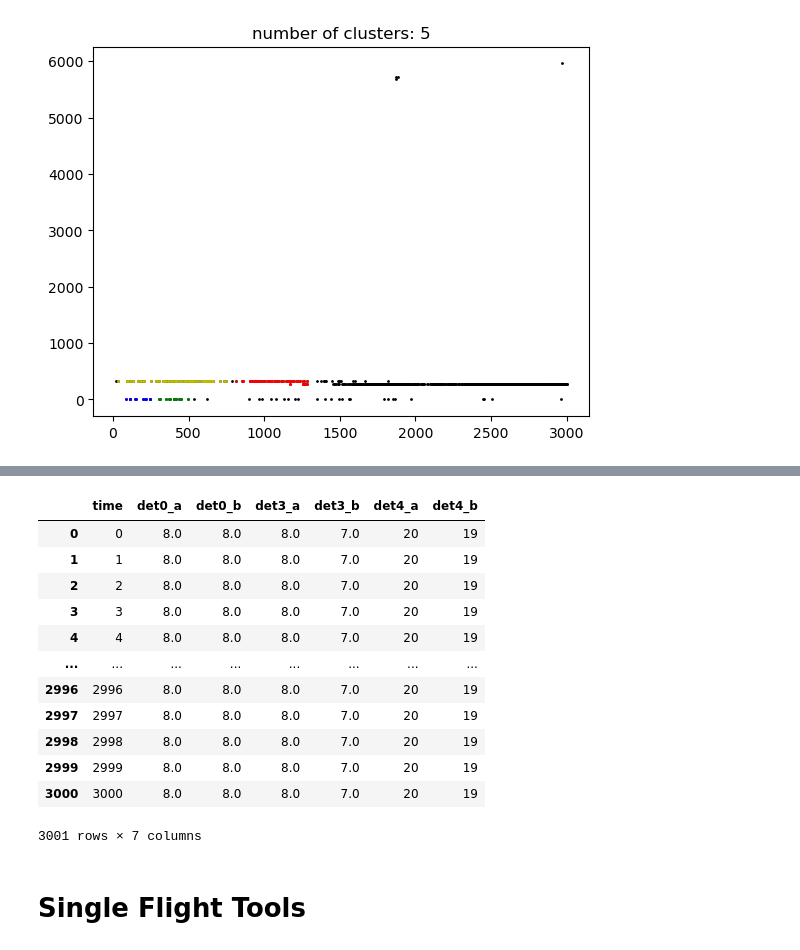
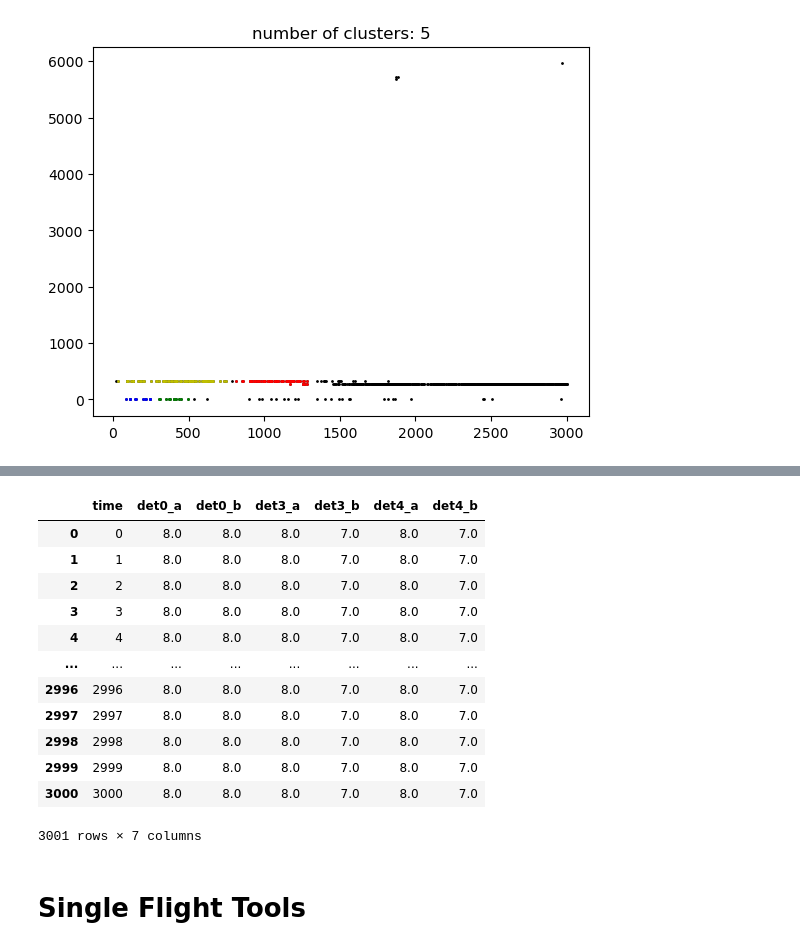
Before and after one commit to tofi1115/ToriField_ZephyrScripts, a Jupyter notebook: Organized_Folder/Pipeline.ipynb, the cells around one changed output, grey strips where cells are left out. Cells and saved outputs as stored; diff of their text form; code cells hidden in the pictures.

Commit message:
Adjust Plane Detection Output

```diff
--- a/Organized_Folder/Pipeline.ipynb
+++ b/Organized_Folder/Pipeline.ipynb
@@ -16,5 +16,10 @@ file_name = 'RTI_zephyrtx3_zephyrrx2_1678326201_15s.rti' #file_name = 'RTI_Plane
 with open(f'{data_dir}/{file_name}', "rb") as f:
         rti_xarray = pickle.load(f)
+# %%
+words = file_name.split('_')
+tof=words[3] #Determine aooroximate time flight is above colorado
+sample_time=words[4] #Legnth of sample in seconds
+flight_time_info=[tof,sample_time]
 # %%
 import numpy as np
 import matplotlib.pyplot as plt # Plotting
@@ -153,10 +158,9 @@ rti_for_det = reduce_xarray(rti_xarray, dim_operations, value_agg_func=np.abs) #
 from Function_Storage.Plane_Detection import *
 import pandas as pd
 # %%
-detections,img,ditc_proporties,peak_1D_idx=detect_plane(rti_for_det,0,{},['plot_detections','DBSCAN'])
+detections,img,ditc_proporties,peak_1D_idx=detect_plane(rti_for_det,0,{},['plot_detections','DBSCAN'],flight_time_info)
 # %% [output]
 [figure]
 [figure]
 # %%
 ditc_proporties
-ditc_proporties.append({'plane_number':4,'max_time':2999,'min_time':5,'max_gate':20,'min_gate':19})
@@ -183,26 +185,26 @@ ditc_proporties
 # %%
 df = pd.DataFrame({'time': np.arange(0, 3001)})
 # %%
-for x in ditc_proporties:
+for x in ditc_proporties[1:]:
     if x['max_time']-x['min_time']>300:
         a_col_str=f"det{x['plane_number']}_a"
         b_col_str=f"det{x['plane_number']}_b"
         df[a_col_str]=x['max_gate']
         df[b_col_str]=x['min_gate']
 df
 # %% [output]
 |  | time | det0_a | det0_b | det3_a | det3_b | det4_a | det4_b |
-| 0 | 0 | 8.0 | 8.0 | 8.0 | 7.0 | 20 | 19 |
-| 1 | 1 | 8.0 | 8.0 | 8.0 | 7.0 | 20 | 19 |
-| 2 | 2 | 8.0 | 8.0 | 8.0 | 7.0 | 20 | 19 |
-| 3 | 3 | 8.0 | 8.0 | 8.0 | 7.0 | 20 | 19 |
-| 4 | 4 | 8.0 | 8.0 | 8.0 | 7.0 | 20 | 19 |
+| 0 | 0 | 8.0 | 8.0 | 8.0 | 7.0 | 8.0 | 7.0 |
+| 1 | 1 | 8.0 | 8.0 | 8.0 | 7.0 | 8.0 | 7.0 |
+| 2 | 2 | 8.0 | 8.0 | 8.0 | 7.0 | 8.0 | 7.0 |
+| 3 | 3 | 8.0 | 8.0 | 8.0 | 7.0 | 8.0 | 7.0 |
+| 4 | 4 | 8.0 | 8.0 | 8.0 | 7.0 | 8.0 | 7.0 |
 | ... | ... | ... | ... | ... | ... | ... | ... |
-| 2996 | 2996 | 8.0 | 8.0 | 8.0 | 7.0 | 20 | 19 |
-| 2997 | 2997 | 8.0 | 8.0 | 8.0 | 7.0 | 20 | 19 |
-| 2998 | 2998 | 8.0 | 8.0 | 8.0 | 7.0 | 20 | 19 |
-| 2999 | 2999 | 8.0 | 8.0 | 8.0 | 7.0 | 20 | 19 |
-| 3000 | 3000 | 8.0 | 8.0 | 8.0 | 7.0 | 20 | 19 |
+| 2996 | 2996 | 8.0 | 8.0 | 8.0 | 7.0 | 8.0 | 7.0 |
+| 2997 | 2997 | 8.0 | 8.0 | 8.0 | 7.0 | 8.0 | 7.0 |
+| 2998 | 2998 | 8.0 | 8.0 | 8.0 | 7.0 | 8.0 | 7.0 |
+| 2999 | 2999 | 8.0 | 8.0 | 8.0 | 7.0 | 8.0 | 7.0 |
+| 3000 | 3000 | 8.0 | 8.0 | 8.0 | 7.0 | 8.0 | 7.0 |
 3001 rows × 7 columns
 # %% [markdown]
 # Single Flight Tools
```
Also changed, not shown: parts of 4 cells of this notebook, 2 other files.
